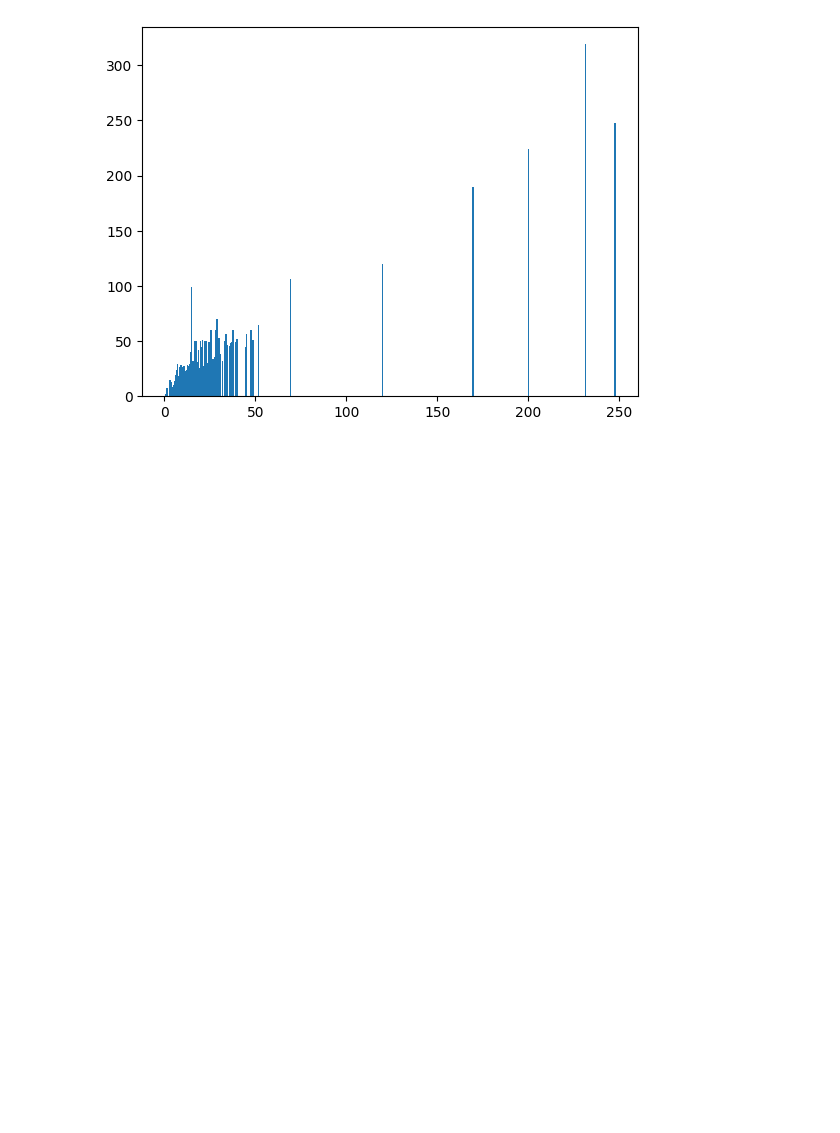
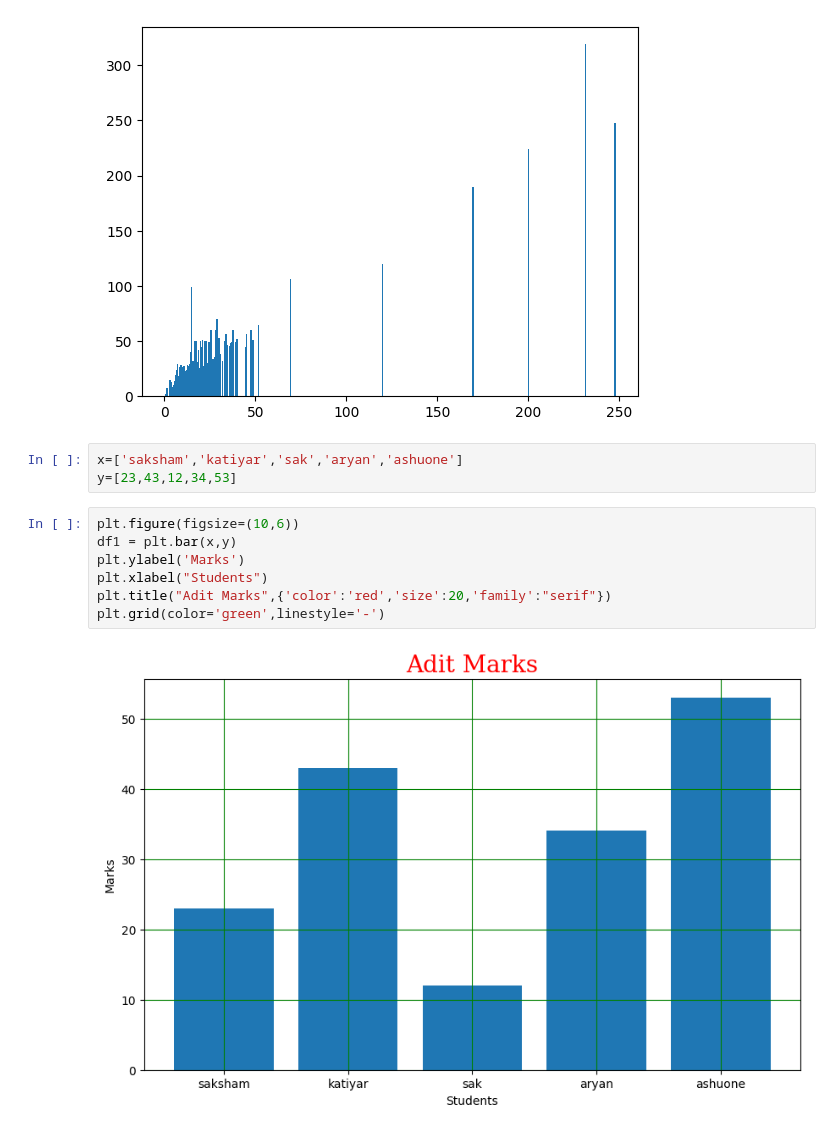
Before and after one commit to SakshamKatiy/Machine-Learning, a Jupyter notebook: 24may visualization.ipynb, the cells around one changed output. Cells and saved outputs as stored; diff of their text form; blank space fills up the shorter version.

```diff
--- a/24may visualization.ipynb
+++ b/24may visualization.ipynb
@@ -30,3 +30,15 @@ plt.bar(x,y)
 # %% [output]
 <BarContainer object of 899 artists>
 [figure]
+# %%
+x=['saksham','katiyar','sak','aryan','ashuone']
+y=[23,43,12,34,53]
+# %%
+plt.figure(figsize=(10,6))
+df1 = plt.bar(x,y)
+plt.ylabel('Marks')
+plt.xlabel("Students")
+plt.title("Adit Marks",{'color':'red','size':20,'family':"serif"})
+plt.grid(color='green',linestyle='-')
+# %% [output]
+[figure, added]
```
Also changed, not shown: parts of 5 cells of this notebook.
